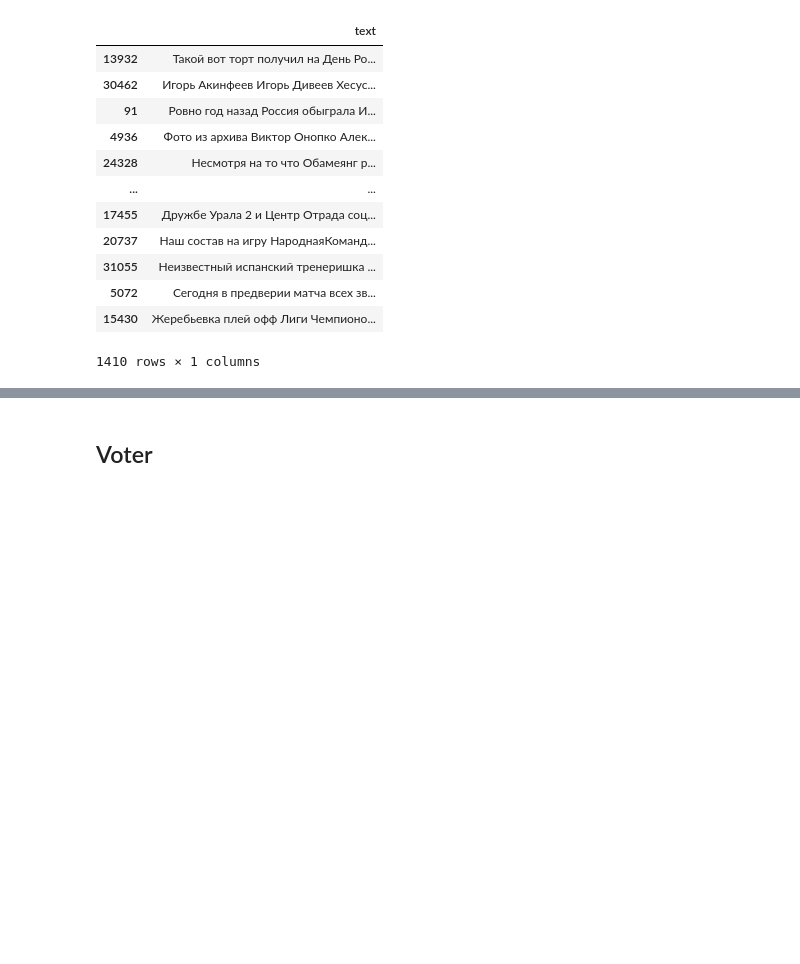
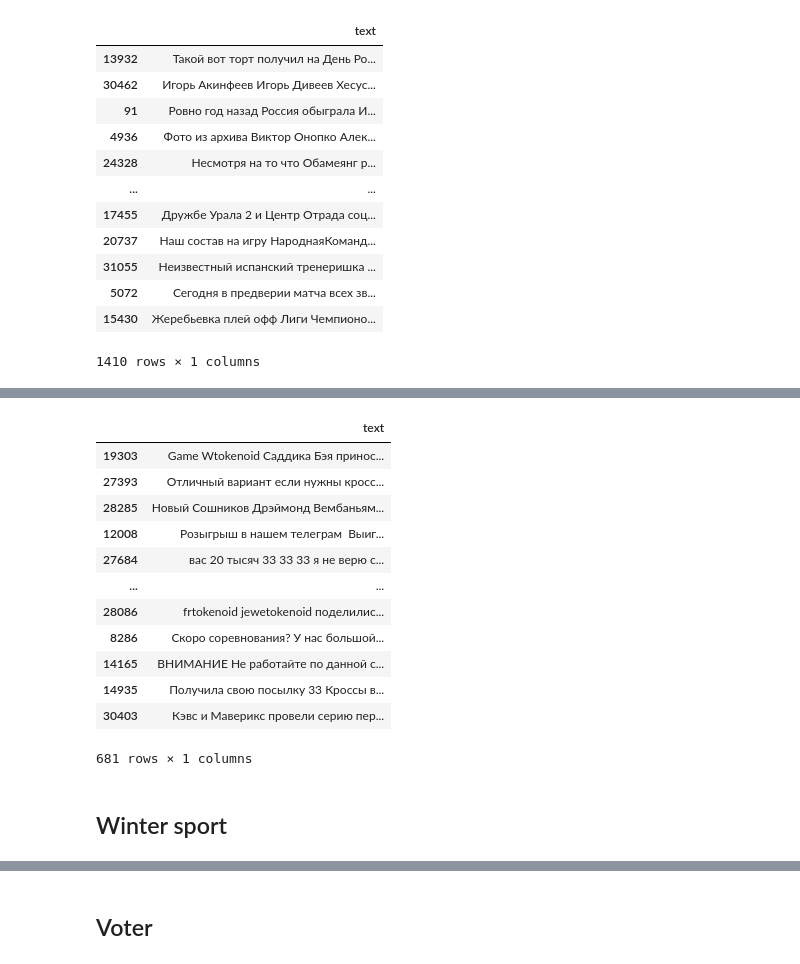
Before and after one commit to vladislavkruglikov/classifier, a Jupyter notebook: notebooks/baseline.ipynb, the cells around one changed output, grey strips where cells are left out. Saved outputs shown, nothing was run; the diff lists cells and outputs as text; code cells hidden in the pictures; blank space fills up the shorter version.

Commit message:
zel1k7 added basketball,volleyball,winter_sports

```diff
--- a/notebooks/baseline.ipynb
+++ b/notebooks/baseline.ipynb
@@ -111,0 +114,15 @@ football_evaluator.compute_false_negative(train)[["text"]]
+# %%
+basketball_items = [
+'нба','баскетбол','nba','лейкерс','proбаскет','джа','карри','mavs','пистонс','никс',
+'голден','леброн','стэйт','майами','буллс','баскетбола','селтикс',
+'уэстбрук','грин','леброна','хит','нетс','гриззлис',
+'милуоки','баскетбольный','клипперс','бостон','кайри','энтони','торонто','джордан',
+'баскетбольные','подбора','грина','яннис','далласа','матч','cavs','basket',
+'тандер','бруклин','джеймс','финикс','трехочковых','матча','уорриорз','чикаго','данк','коби',
+'кольцо','даллас','харден','уэйд','чикагобуллс','рокетс','заявил','мемфис',
+'бросок','клэй','дончич','джей','лука','кевин','лаури','расселл','беверли','стеф','томпсон','джейлен','леброном',
+]
+# %%
+basketball_evaluator = build_evaluator("basketball", basketball_items)
+
+basketball_evaluator.compute_metrics(validation)
@@ -111,0 +143,18 @@ football_evaluator.compute_false_negative(train)[["text"]]
+# %%
+basketball_evaluator.compute_false_negative(train)[["text"]]
+# %% [output]
+|  | text |
+| 19303 | Game Wtokenoid Саддика Бэя принос... |
+| 27393 | Отличный вариант если нужны кросс... |
+| 28285 | Новый Сошников Дрэймонд Вембаньям... |
+| 12008 | Розыгрыш в нашем телеграм ️‍ Выиг... |
+| 27684 | вас 20 тысяч 33 33 33 я не верю с... |
+| ... | ... |
+| 28086 | frtokenoid jewetokenoid поделилис... |
+| 8286 | Скоро соревнования? У нас большой... |
+| 14165 | ВНИМАНИЕ Не работайте по данной с... |
+| 14935 | Получила свою посылку 33 Кроссы в... |
+| 30403 | Кэвс и Маверикс провели серию пер... |
+681 rows × 1 columns
+# %% [markdown]
+## Winter sport
```
Also changed, not shown: parts of 9 cells of this notebook.
